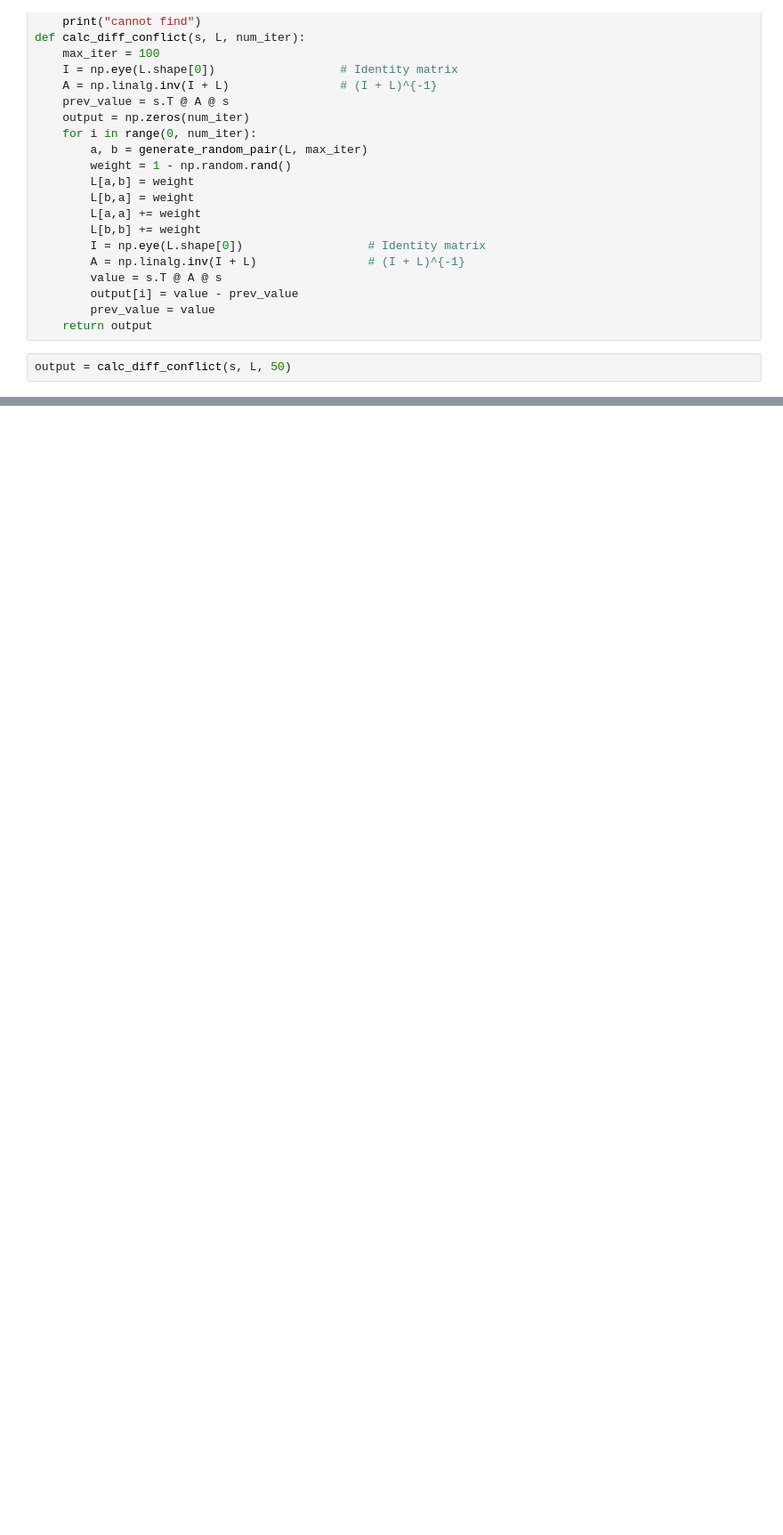
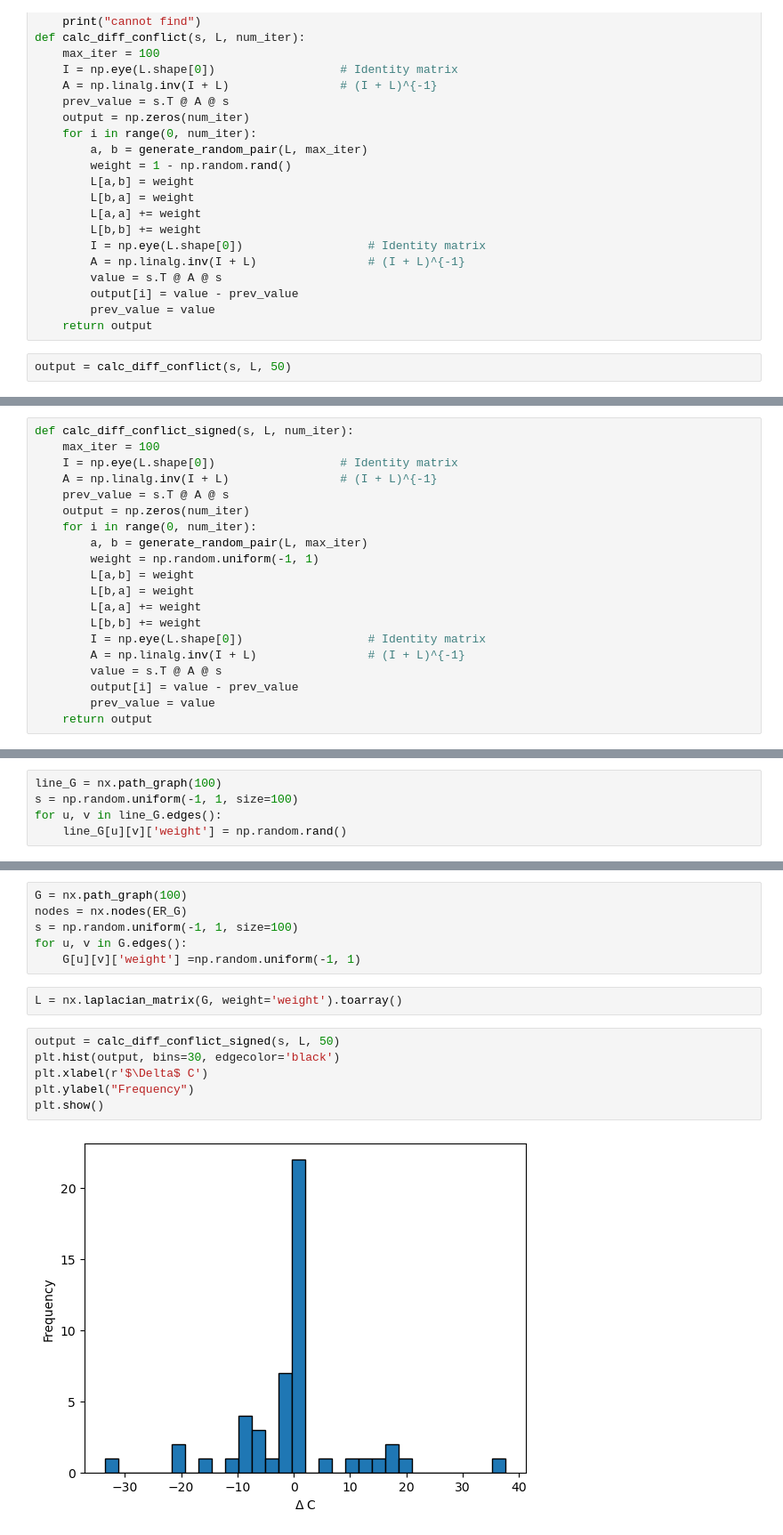
Before and after one commit to wyt-yutongwu/signed_polar, a Jupyter notebook: Experiment.ipynb, the cells around one changed output, grey strips where cells are left out. Shown at 89% size. Drawn from its saved outputs; the diff is of its cells as text; blank space fills up the shorter version.

Commit message:
added line, grid, karate

```diff
--- a/Experiment.ipynb
+++ b/Experiment.ipynb
@@ -75,0 +58,20 @@ plt.show()
+# %%
+def calc_diff_conflict_signed(s, L, num_iter):
+    max_iter = 100
+    I = np.eye(L.shape[0])                  # Identity matrix
+    A = np.linalg.inv(I + L)                # (I + L)^{-1}
+    prev_value = s.T @ A @ s
+    output = np.zeros(num_iter)
+    for i in range(0, num_iter):
+        a, b = generate_random_pair(L, max_iter)
+        weight = np.random.uniform(-1, 1)
+        L[a,b] = weight
+        L[b,a] = weight
+        L[a,a] += weight
+        L[b,b] += weight
+        I = np.eye(L.shape[0])                  # Identity matrix
+        A = np.linalg.inv(I + L)                # (I + L)^{-1}
+        value = s.T @ A @ s
+        output[i] = value - prev_value
+        prev_value = value
+    return output
@@ -75,0 +99,5 @@ plt.show()
+# %%
+line_G = nx.path_graph(100)
+s = np.random.uniform(-1, 1, size=100)
+for u, v in line_G.edges():
+    line_G[u][v]['weight'] = np.random.rand()
@@ -75,0 +116,16 @@ plt.show()
+# %%
+G = nx.path_graph(100)
+nodes = nx.nodes(ER_G)
+s = np.random.uniform(-1, 1, size=100)
+for u, v in G.edges():
+    G[u][v]['weight'] =np.random.uniform(-1, 1)
+# %%
+L = nx.laplacian_matrix(G, weight='weight').toarray()
+# %%
+output = calc_diff_conflict_signed(s, L, 50)
+plt.hist(output, bins=30, edgecolor='black')
+plt.xlabel(r'$\Delta$ C')
+plt.ylabel("Frequency")
+plt.show()
+# %% [output]
+[figure, added]
```
Also changed, not shown: parts of 25 cells of this notebook.
